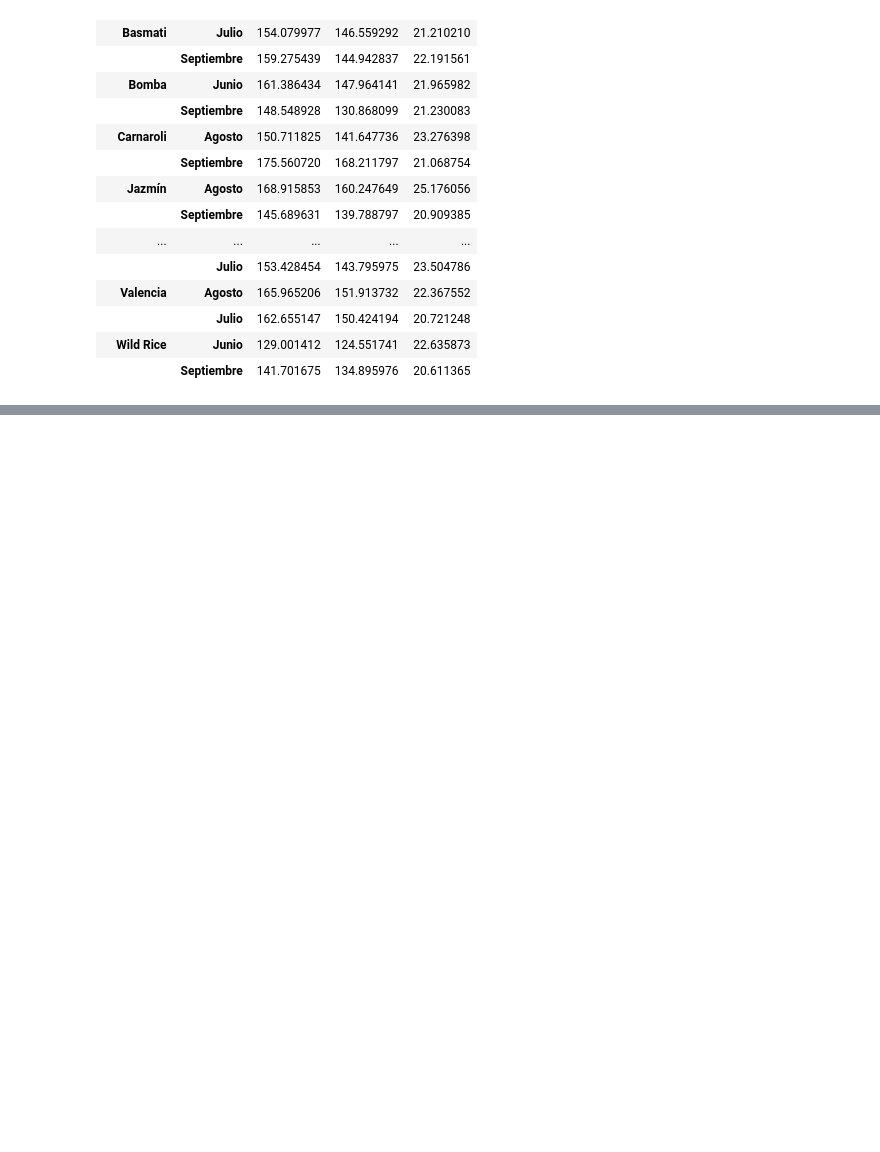
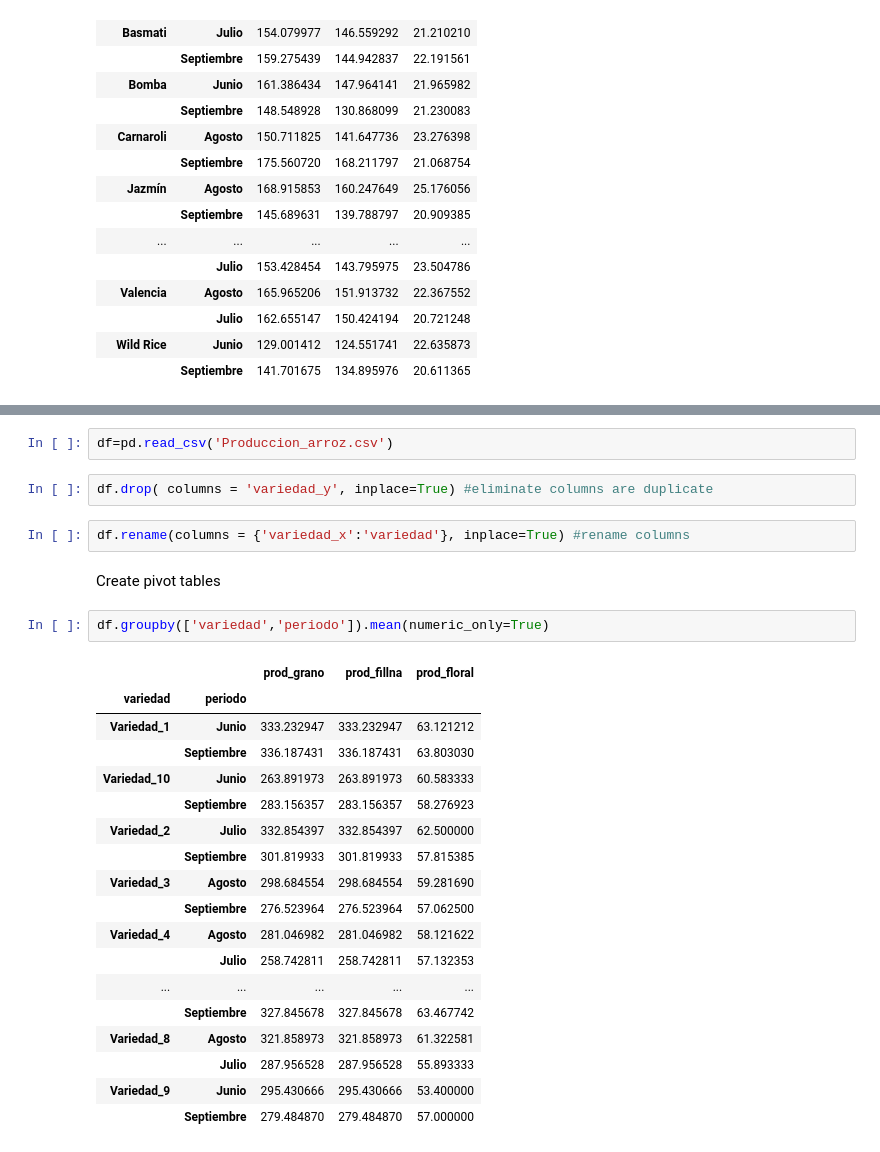
Before and after one commit to EmilianaSeltzer/Exercises_with_Pandas_Functions, a Jupyter notebook: Pandas_Rice_production_nulls_joins.ipynb, the cells around one changed output, grey strips where cells are left out. Cells and saved outputs as stored; diff of their text form; blank space fills up the shorter version.

```diff
--- a/Pandas_Rice_production_nulls_joins.ipynb
+++ b/Pandas_Rice_production_nulls_joins.ipynb
@@ -264,0 +284,29 @@ df_total.groupby(['nombre_var','periodo']).std(numeric_only=True) # to calculate
+# %%
+df=pd.read_csv('Produccion_arroz.csv')
+# %%
+df.drop( columns = 'variedad_y', inplace=True) #eliminate columns are duplicate
+# %%
+df.rename(columns = {'variedad_x':'variedad'}, inplace=True) #rename columns
+# %% [markdown]
+Create pivot tables
+# %%
+df.groupby(['variedad','periodo']).mean(numeric_only=True)
+# %% [output]
+|  |  | prod_grano | prod_fillna | prod_floral |
+| variedad | periodo |  |  |  |
+| Variedad_1 | Junio | 333.232947 | 333.232947 | 63.121212 |
+|  | Septiembre | 336.187431 | 336.187431 | 63.803030 |
+| Variedad_10 | Junio | 263.891973 | 263.891973 | 60.583333 |
+|  | Septiembre | 283.156357 | 283.156357 | 58.276923 |
+| Variedad_2 | Julio | 332.854397 | 332.854397 | 62.500000 |
+|  | Septiembre | 301.819933 | 301.819933 | 57.815385 |
+| Variedad_3 | Agosto | 298.684554 | 298.684554 | 59.281690 |
+|  | Septiembre | 276.523964 | 276.523964 | 57.062500 |
+| Variedad_4 | Agosto | 281.046982 | 281.046982 | 58.121622 |
+|  | Julio | 258.742811 | 258.742811 | 57.132353 |
+| ... | ... | ... | ... | ... |
+|  | Septiembre | 327.845678 | 327.845678 | 63.467742 |
+| Variedad_8 | Agosto | 321.858973 | 321.858973 | 61.322581 |
+|  | Julio | 287.956528 | 287.956528 | 55.893333 |
+| Variedad_9 | Junio | 295.430666 | 295.430666 | 53.400000 |
+|  | Septiembre | 279.484870 | 279.484870 | 57.000000 |
```
Also changed, not shown: parts of 8 cells of this notebook.
